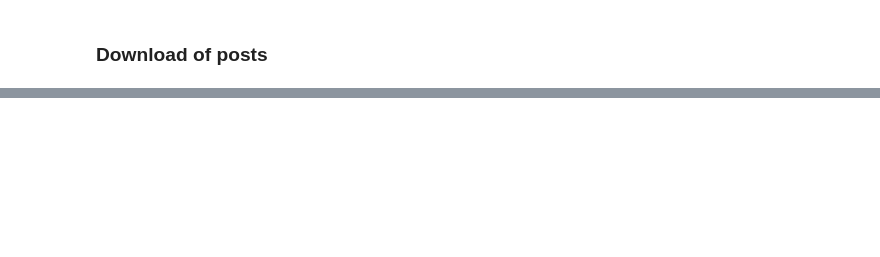
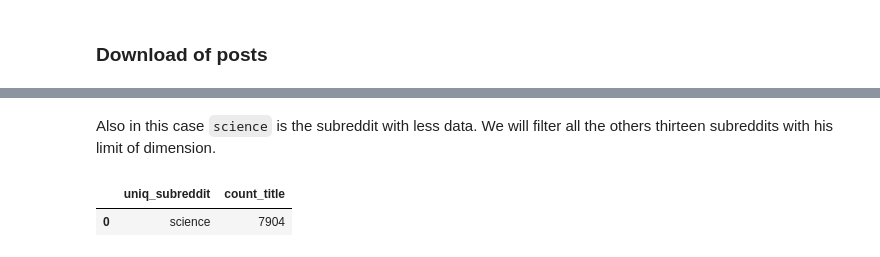
Before and after one commit to galligiuly/TFM-Which-subreddit-best-fits-my-post, a Jupyter notebook: 02_inspection/03_downloading_final_data.ipynb, the cells around one changed output, grey strips where cells are left out. Cells and saved outputs as stored; diff of their text form; code cells hidden in the pictures; blank space fills up the shorter version.

```diff
--- a/02_inspection/03_downloading_final_data.ipynb
+++ b/02_inspection/03_downloading_final_data.ipynb
@@ -454,0 +949,41 @@ FROM
+# %% [markdown]
+Also in this case `science` is the subreddit with less data.
+We will filter all the others thirteen subreddits with his limit of dimension.
+# %%
+%%bigquery --project reddit-254019
+WITH
+  q1 AS (
+  SELECT
+    subreddit,
+    title,
+    selftext
+  FROM
+    `fh-bigquery.reddit_posts.2018*`
+  WHERE
+    (LENGTH(title) > 5 AND LENGTH(selftext) > 5)
+      or ((selftext != '[deleted]' AND length(title) > 5)
+      AND (selftext != '[removed]' AND length(title) > 5)
+      AND (selftext != '[ Removed by reddit in response to a copyright notice. ]' AND length(title) > 5)
+      AND (selftext != 'NaN' AND length(title) > 5)
+      AND (selftext != '' AND length(title) > 5))),
+  q2 AS(
+  SELECT
+    subreddit,
+    title,
+    selftext
+  FROM
+    q1
+  WHERE
+    subreddit = 'science')
+SELECT
+  DISTINCT(subreddit) AS uniq_subreddit,
+  COUNT(title) AS count_title
+FROM
+  q2
+GROUP BY
+  1
+ORDER BY
+  2 DESC
+# %% [output]
+|  | uniq_subreddit | count_title |
+| 0 | science | 7904 |
```
Also changed, not shown: parts of 28 cells of this notebook, 3 other files.
